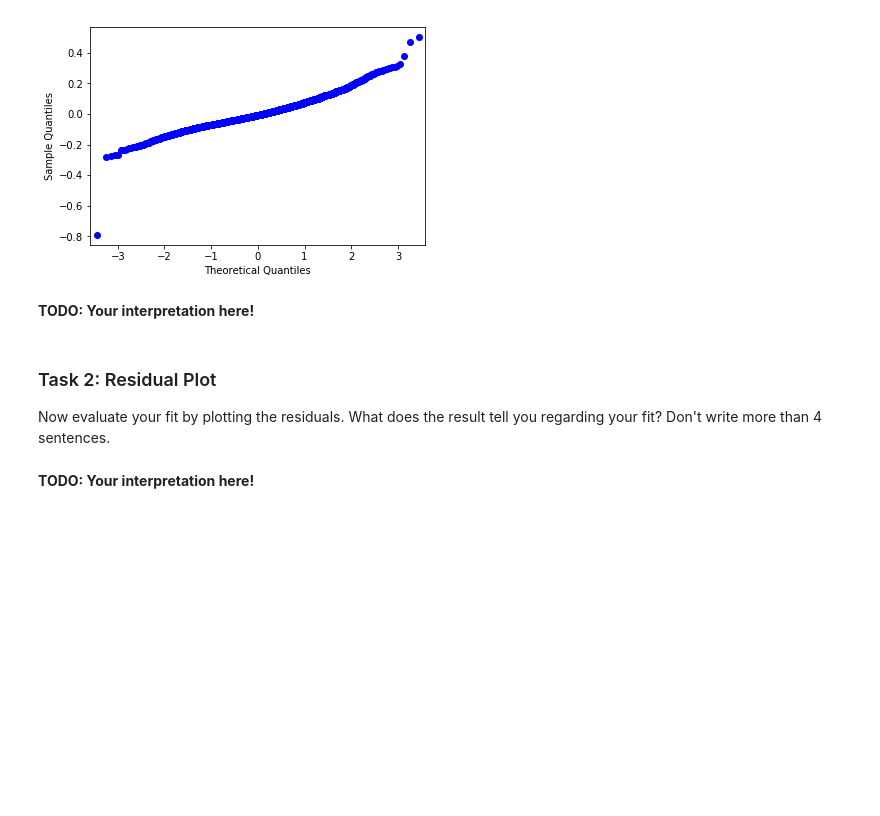
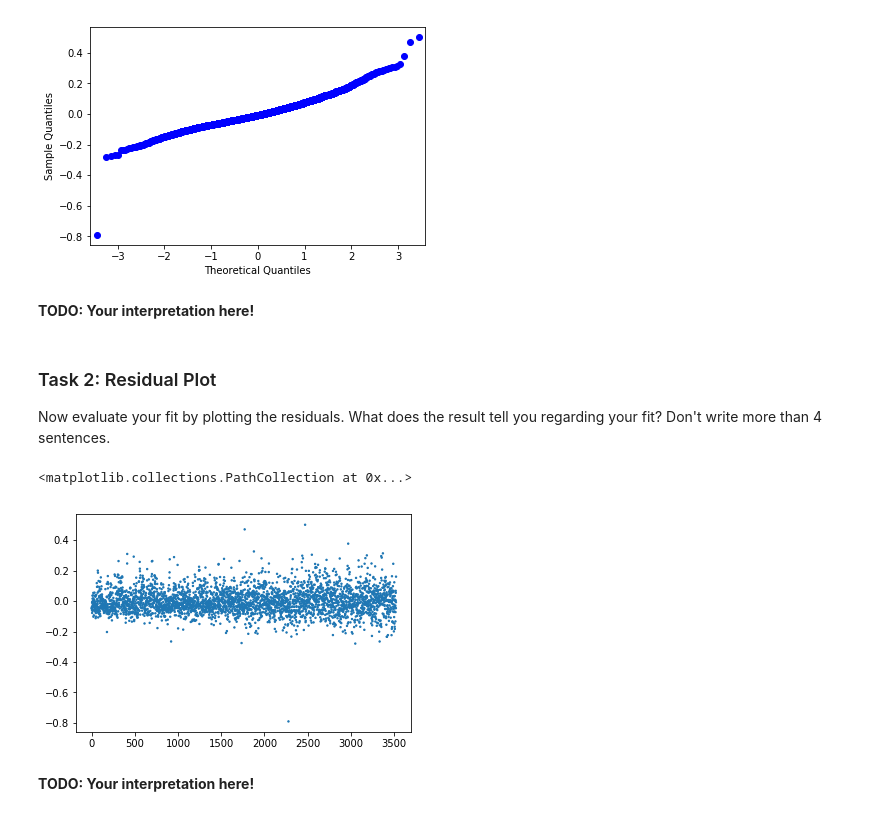
Before and after one commit to Marghrid/Social-Computing, a Jupyter notebook: Ex4_SocialTieStrength.ipynb, the cells around one changed output. Cells and saved outputs as stored; diff of their text form; code cells hidden in the pictures; blank space fills up the shorter version.

```diff
--- a/Ex4_SocialTieStrength.ipynb
+++ b/Ex4_SocialTieStrength.ipynb
@@ -279,2 +294,10 @@ Now evaluate your fit by plotting the residuals. What does the result tell you r
+# %%
+# TODO: Plot standardized residuals
+
+s = [2] * len(results.resid)
+plt.scatter(range(len(results.resid)), results.resid, s=s)
+# %% [output]
+<matplotlib.collections.PathCollection at 0x...>
+[figure, added]
 # %% [markdown]
 **TODO: Your interpretation here!**
```
Also changed, not shown: parts of 9 cells of this notebook.
